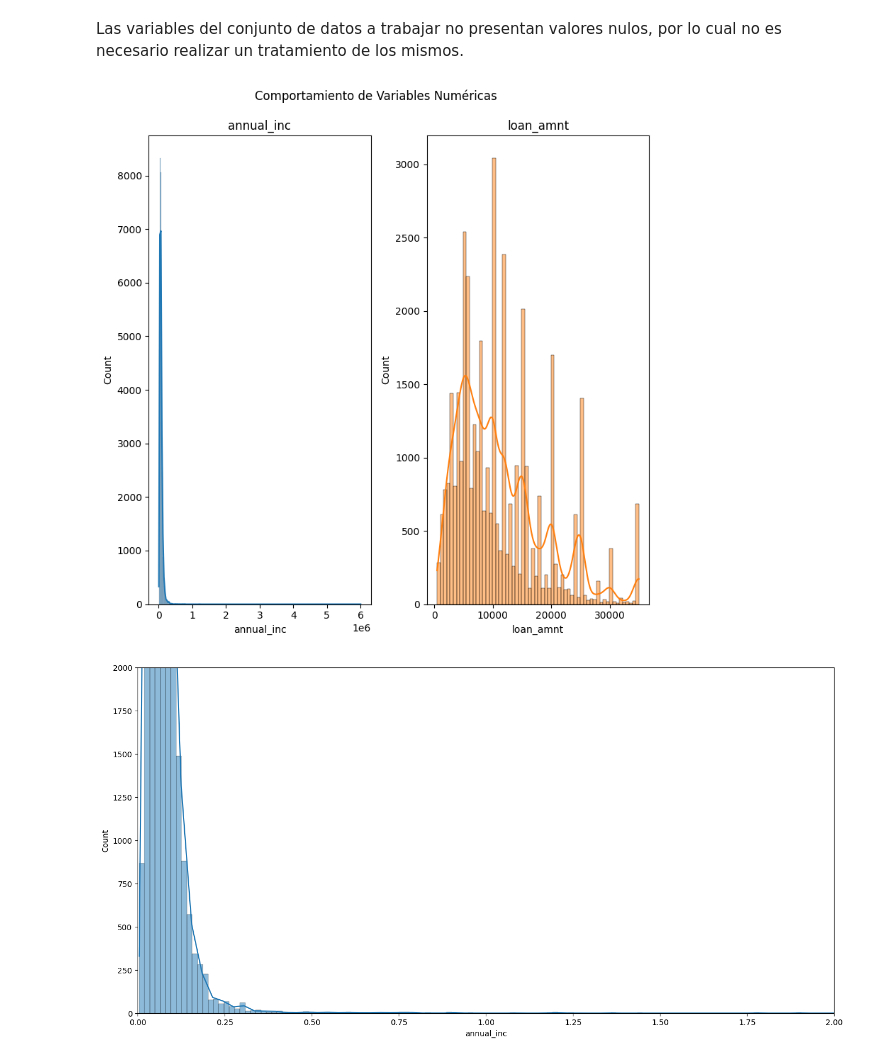
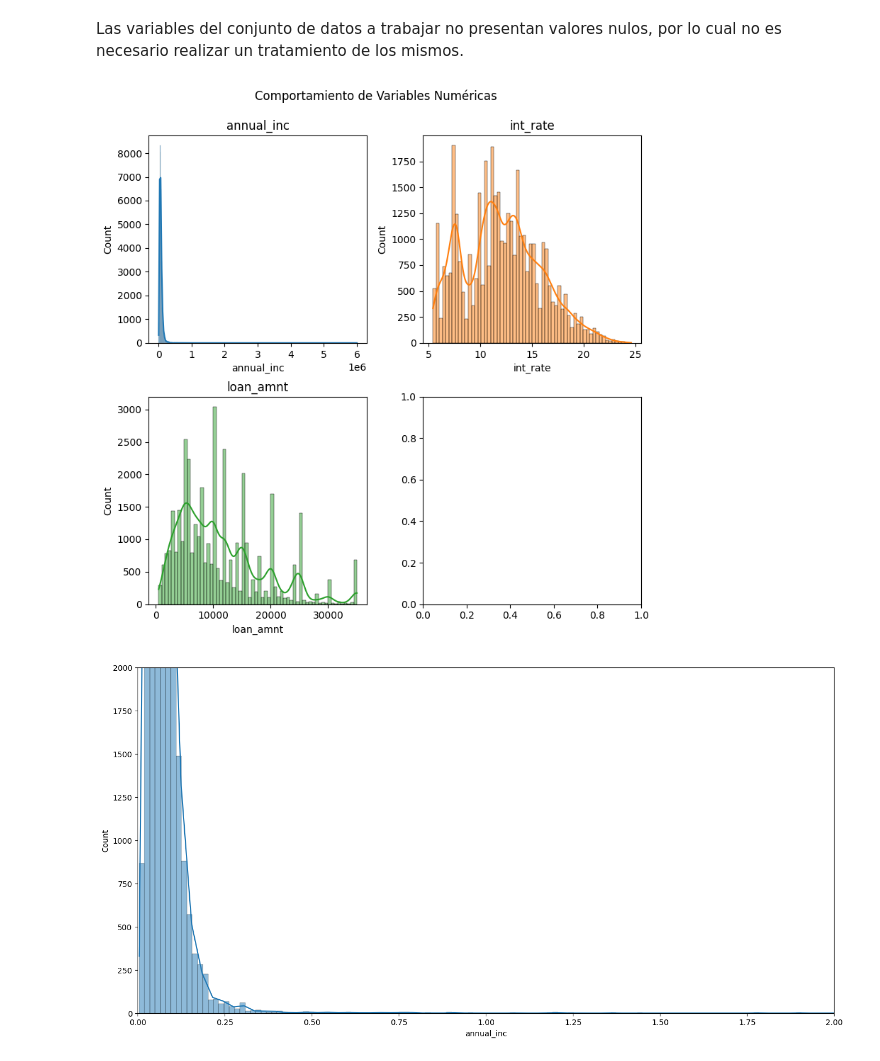
Before and after one commit to DavidBetancurRamirez/ComputacionCientifica, a Jupyter notebook: clasificacion/caso6/caso_6_clasificacion_team.ipynb, the cells around one changed output. Saved outputs shown, nothing was run; the diff lists cells and outputs as text; code cells hidden in the pictures.

```diff
--- a/clasificacion/caso6/caso_6_clasificacion_team.ipynb
+++ b/clasificacion/caso6/caso_6_clasificacion_team.ipynb
@@ -71,3 +71,10 @@ Data columns (total 10 columns):
  9   grade                38705 non-null  object
 dtypes: float64(1), int64(1), object(8)
 memory usage: 3.0+ MB
+# %%
+# Convertir int_rate de categórica a numérica
+data['int_rate'] = data['int_rate'].astype(str).str.replace('%', '').astype(float)
+
+print("Tipo de dato de int_rate después de la conversión:", data['int_rate'].dtype)
+print("Primeros 10 valores de int_rate:")
+print(data['int_rate'].head(10))
@@ -82,22 +123,22 @@ Las variables del conjunto de datos a trabajar no presentan valores nulos, por l
 # %%
 #Exploración univariada de los datos
 ##Para datos numéricos: histogramas de frecuencia
 ##Para datos categóricos: gráficos de torta
 
 ###HISTOGRAMAS DE FRECUENCIA
-fig, ax = plt.subplots(1, 2, figsize = (8, 8))
+fig, ax = plt.subplots(2, 2, figsize = (8, 8))
 ax = ax.flat
 num_col = data.select_dtypes(include = ['int64', 'float64']).columns
 for i, col in enumerate(num_col):
     sb.histplot(data = data, x = col,
                 kde = True, color = (list(plt.rcParams['axes.prop_cycle']) * 7)[i]['color'], ax = ax[i])
     ax[i].set_title(col)
 fig.tight_layout()
 fig.subplots_adjust(top = 0.9)
 fig.suptitle('Comportamiento de Variables Numéricas')
 plt.show()
 # %% [output]
-[figure, old version]
+[figure, new version]
 # %%
 fig, ax = plt.subplots(figsize=(16, 8))
 sb.histplot(data=data, x=data["annual_inc"] / 1e6, kde=True, ax=ax)
```
Also changed, not shown: parts of 40 cells of this notebook, 1 other file.
